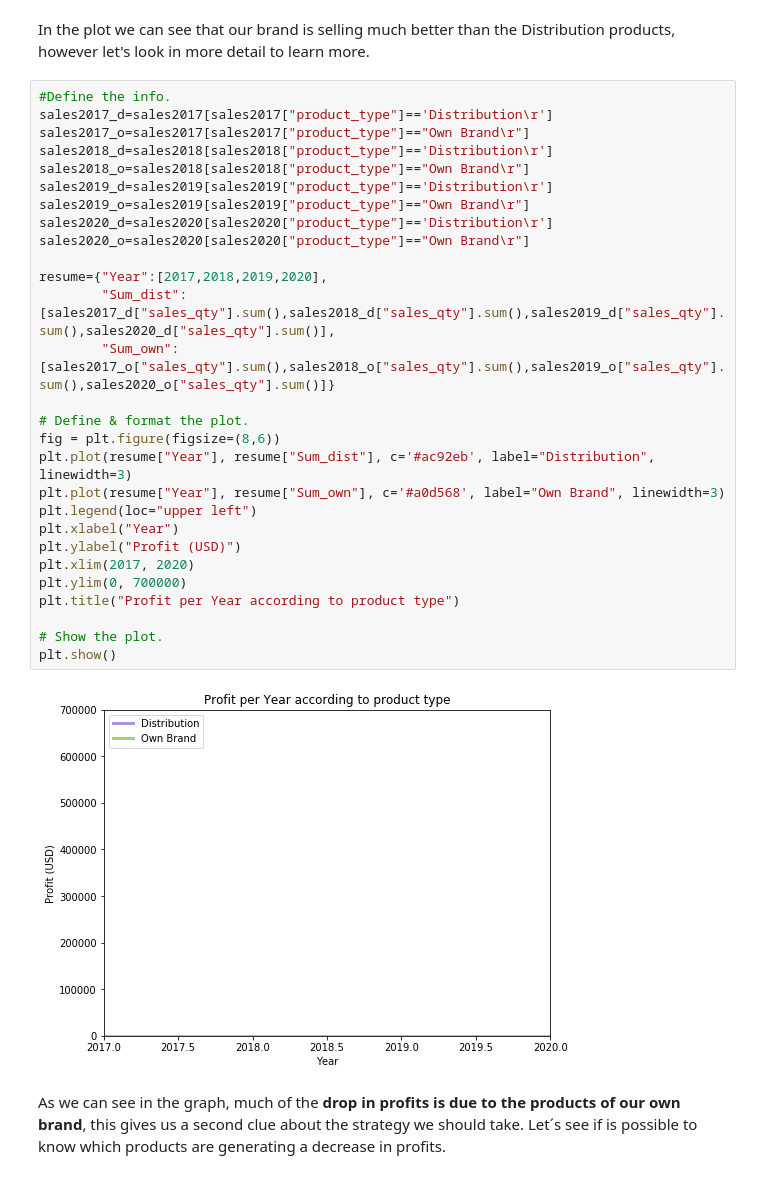
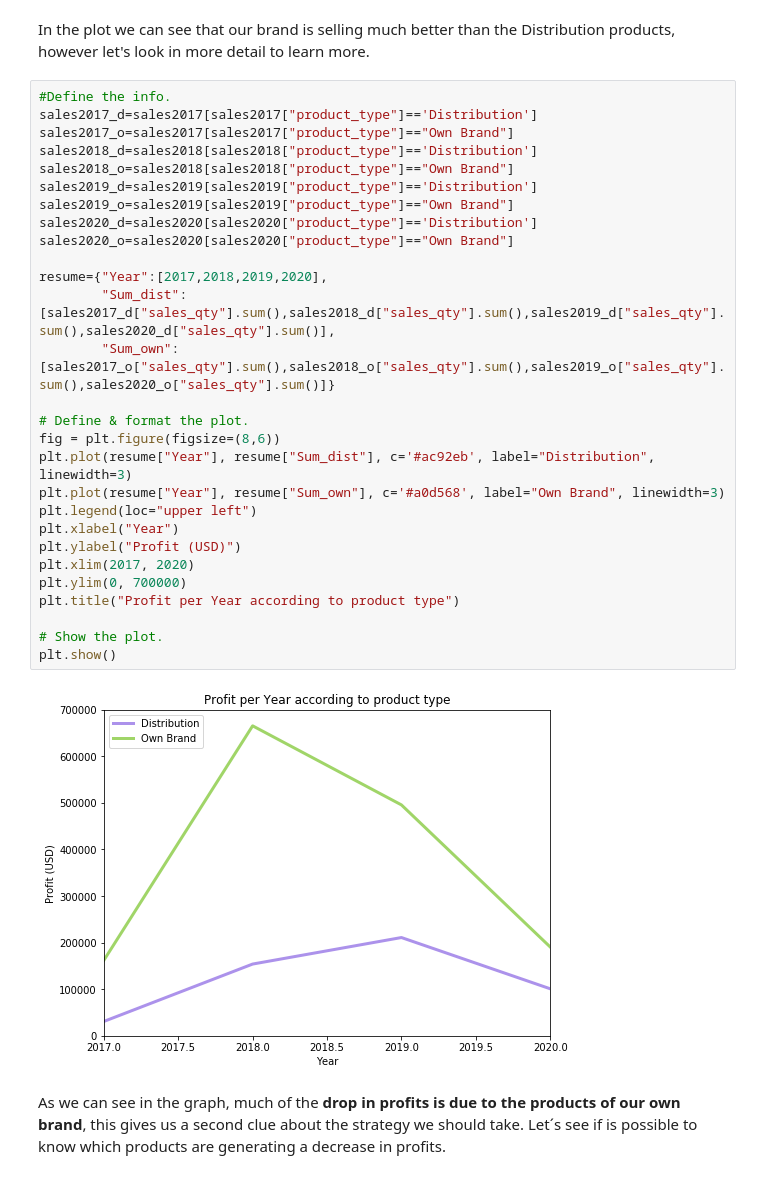
Before and after one commit to isashi04/Sales-Insights, a Jupyter notebook: Sales Insights.ipynb, the cells around one changed output. Cells and saved outputs as stored; diff of their text form.

```diff
--- a/Sales Insights.ipynb
+++ b/Sales Insights.ipynb
@@ -616,34 +622,34 @@ plt.show()
 In the plot we can see that our brand is selling much better than the Distribution products, however let's look in more detail to learn more.
 # %%
 #Define the info.
-sales2017_d=sales2017[sales2017["product_type"]=='Distribution\r']
-sales2017_o=sales2017[sales2017["product_type"]=="Own Brand\r"]
-sales2018_d=sales2018[sales2018["product_type"]=='Distribution\r']
-sales2018_o=sales2018[sales2018["product_type"]=="Own Brand\r"]
-sales2019_d=sales2019[sales2019["product_type"]=='Distribution\r']
-sales2019_o=sales2019[sales2019["product_type"]=="Own Brand\r"]
-sales2020_d=sales2020[sales2020["product_type"]=='Distribution\r']
-sales2020_o=sales2020[sales2020["product_type"]=="Own Brand\r"]
+sales2017_d=sales2017[sales2017["product_type"]=='Distribution']
+sales2017_o=sales2017[sales2017["product_type"]=="Own Brand"]
+sales2018_d=sales2018[sales2018["product_type"]=='Distribution']
+sales2018_o=sales2018[sales2018["product_type"]=="Own Brand"]
+sales2019_d=sales2019[sales2019["product_type"]=='Distribution']
+sales2019_o=sales2019[sales2019["product_type"]=="Own Brand"]
+sales2020_d=sales2020[sales2020["product_type"]=='Distribution']
+sales2020_o=sales2020[sales2020["product_type"]=="Own Brand"]
 
 resume={"Year":[2017,2018,2019,2020],
         "Sum_dist":[sales2017_d["sales_qty"].sum(),sales2018_d["sales_qty"].sum(),sales2019_d["sales_qty"].sum(),sales2020_d["sales_qty"].sum()],
         "Sum_own":[sales2017_o["sales_qty"].sum(),sales2018_o["sales_qty"].sum(),sales2019_o["sales_qty"].sum(),sales2020_o["sales_qty"].sum()]}
 
 # Define & format the plot.
 fig = plt.figure(figsize=(8,6))
 plt.plot(resume["Year"], resume["Sum_dist"], c='#ac92eb', label="Distribution", linewidth=3)
 plt.plot(resume["Year"], resume["Sum_own"], c='#a0d568', label="Own Brand", linewidth=3)
 plt.legend(loc="upper left")
 plt.xlabel("Year")
 plt.ylabel("Profit (USD)")
 plt.xlim(2017, 2020)
 plt.ylim(0, 700000)
 plt.title("Profit per Year according to product type")
 
 # Show the plot.
 plt.show()
 # %% [output]
-[figure, old version]
+[figure, new version]
 # %% [markdown]
 As we can see in the graph, much of the **drop in profits is due to the products of our own brand**, this gives us a second clue about the strategy we should take. Let´s see if is possible to know which products are generating a decrease in profits.
 # %%
```
Also changed, not shown: parts of 18 cells of this notebook.
